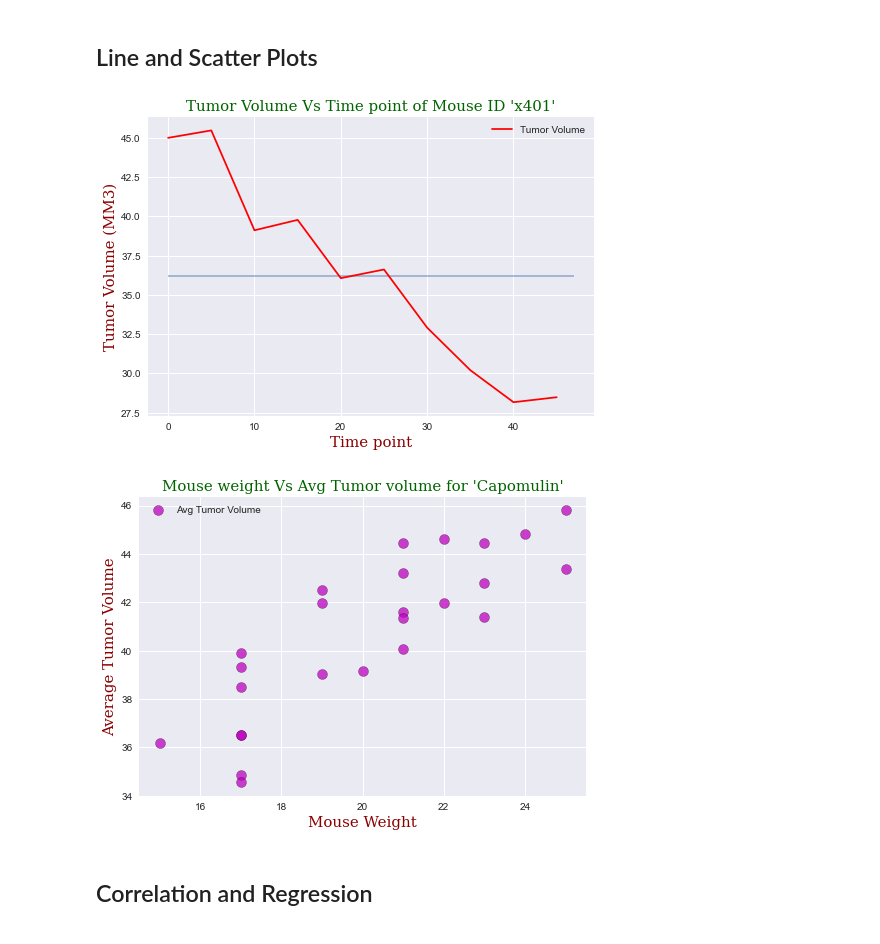
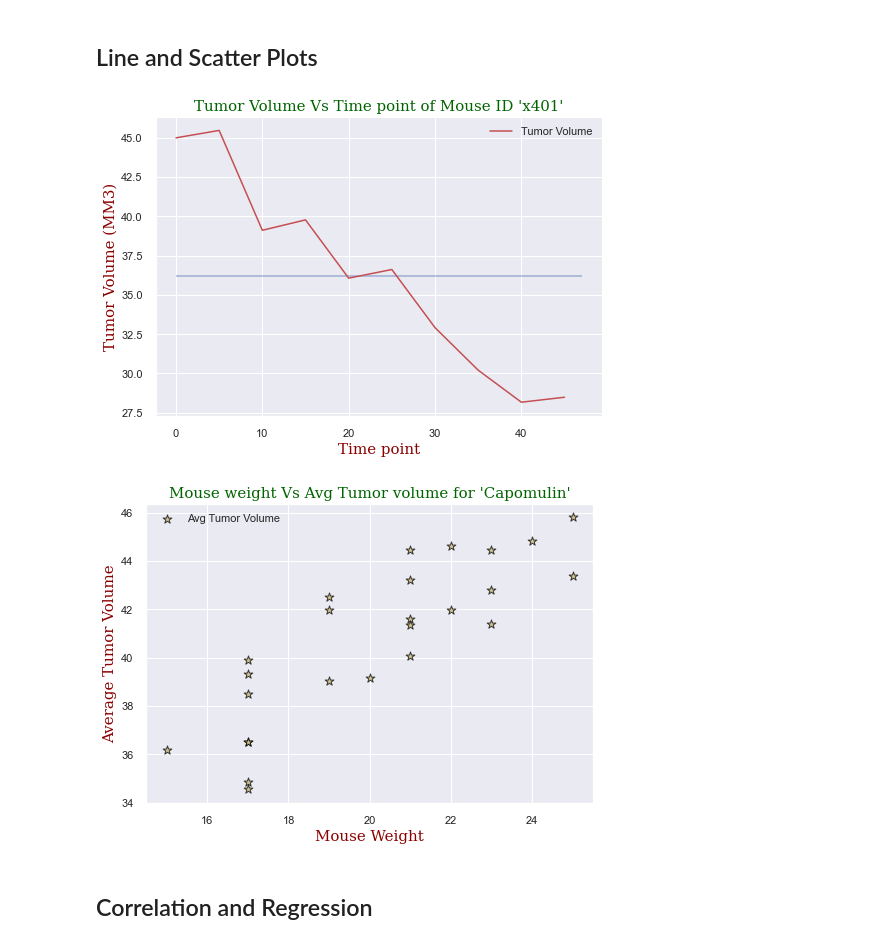
Before and after one commit to SoniMohandas/The_Power_of_Plots, a Jupyter notebook: Pharmaceuticals/pymaceuticals_starter.ipynb, the cells around one changed output. Cells and saved outputs as stored; diff of their text form; code cells hidden in the pictures.

```diff
--- a/Pharmaceuticals/pymaceuticals_starter.ipynb
+++ b/Pharmaceuticals/pymaceuticals_starter.ipynb
@@ -499,7 +483,6 @@ fig1, ax1 = plt.subplots()
 
 # Box plotting
 ax1.boxplot(infubinol_treatment,  flierprops=red_square)
-plt.style.use('seaborn')
 
 # Titling, labelling, and style formatting
 ax1.set_title("Final Tumor Volume in Drug Regimen 'Infubinol", fontdict=font1)
@@ -545,7 +528,6 @@ print(f"Values above {upper_bound} could be outliers.")
 print('')
 # Generate a box plot of the final tumor volume of each mouse across Ceftamin regimens
 fig1, ax1 = plt.subplots()
-plt.style.use('seaborn')
 
 # Box plotting
 ax1.boxplot(ceftamin_treatment)
@@ -568,8 +550,6 @@ Values above 87.66645829999999 could be outliers.
 # %%
 # Box and whisker plot of four drug regimen with tumor volume
-red_square = dict(markerfacecolor='r', marker='s')
-
-plt.style.use('seaborn')
+red_square = dict(markerfacecolor='r', marker='d')
 fig, ax = plt.subplots()
 
 # List of four drug regiment
@@ -600,7 +580,6 @@ mouse_capo_tpoint=study_results.loc[study_results['Mouse ID']=='x401',
 # Sorting the above created dataframe by Timepoint
 mouse_capo_tpoint=mouse_capo_tpoint[['Tumor_volume', 'Timepoint']
                                    ].sort_values(by='Timepoint')
-plt.style.use('seaborn')
 # Horizontal line created
 plt.hlines(36.18,0,47,alpha=0.5)
 
@@ -614,7 +593,7 @@ plt.xlabel("Time point", fontdict = font2)
 plt.ylabel("Tumor Volume (MM3)", fontdict = font2)
 plt.show()
 # %% [output]
-[figure, old version]
+[figure, new version]
 # %%
 # Generate a scatter plot of average tumor volume vs. mouse weight for the Capomulin regimen
 
@@ -630,26 +609,24 @@ avg_tumor_vol=pd.DataFrame(capo_mouse_weight.groupby(['Mouse ID', 'Weight (g)'])
 # avg_tumor_vol
 # %%
 # Scatter plotting, mouse weight with average tumor volume for the Capomulin regimen
-
-plt.style.use('seaborn')
 fig, ax = plt.subplots()
 
 # Scatter plotting and style formatting
-plt.scatter(avg_tumor_vol.iloc[:,1], avg_tumor_vol.iloc[:, 2], marker='o',
-            edgecolor='black', s=100, alpha=0.75, c ='m', label="Avg Tumor Volume")
+plt.scatter(avg_tumor_vol.iloc[:,1], avg_tumor_vol.iloc[:, 2], marker='*',
+            edgecolor='black', s=85, alpha=0.75, c ='y', label="Avg Tumor Volume")
 
 ax.legend(loc="best")
 
 # Titling, labeling, and formatting
 plt.title("Mouse weight Vs Avg Tumor volume for 'Capomulin'", fontdict = font1)
 plt.xlabel('Mouse Weight', fontdict = font2)
 plt.ylabel('Average Tumor Volume', fontdict = font2)
 
 # Making a grid view
 ax.grid(True)
 plt.show()
 # %% [output]
-[figure, old version]
+[figure, new version]
 # %% [markdown]
 ## Correlation and Regression
 # %%
```
Also changed, not shown: parts of 12 cells of this notebook.
